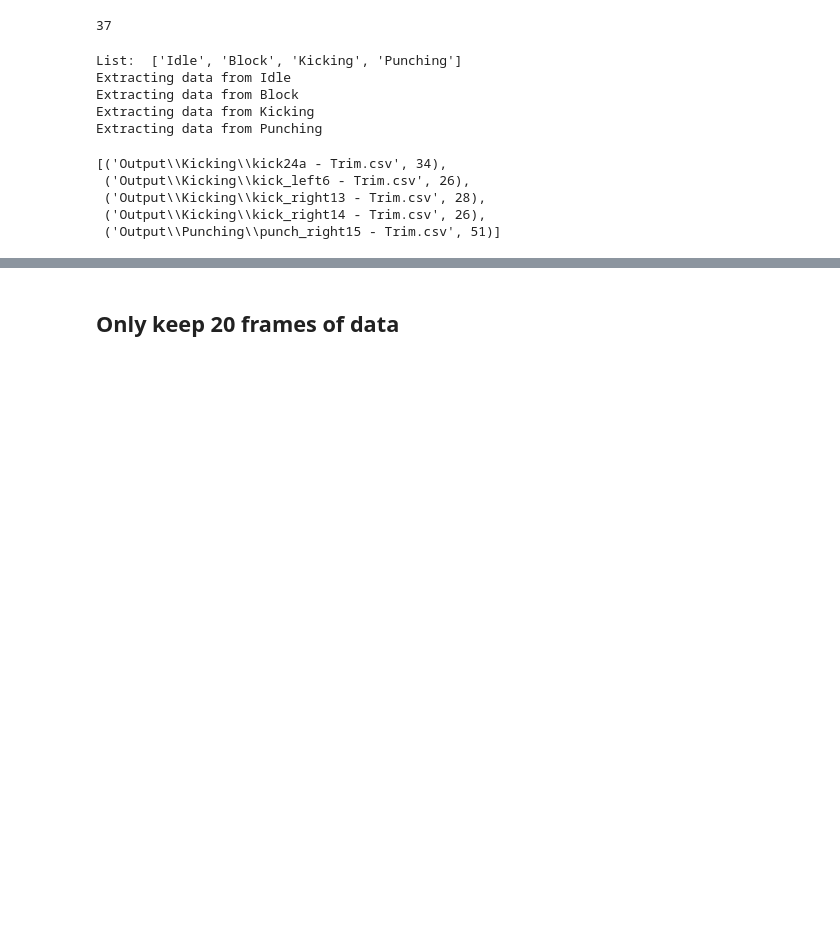
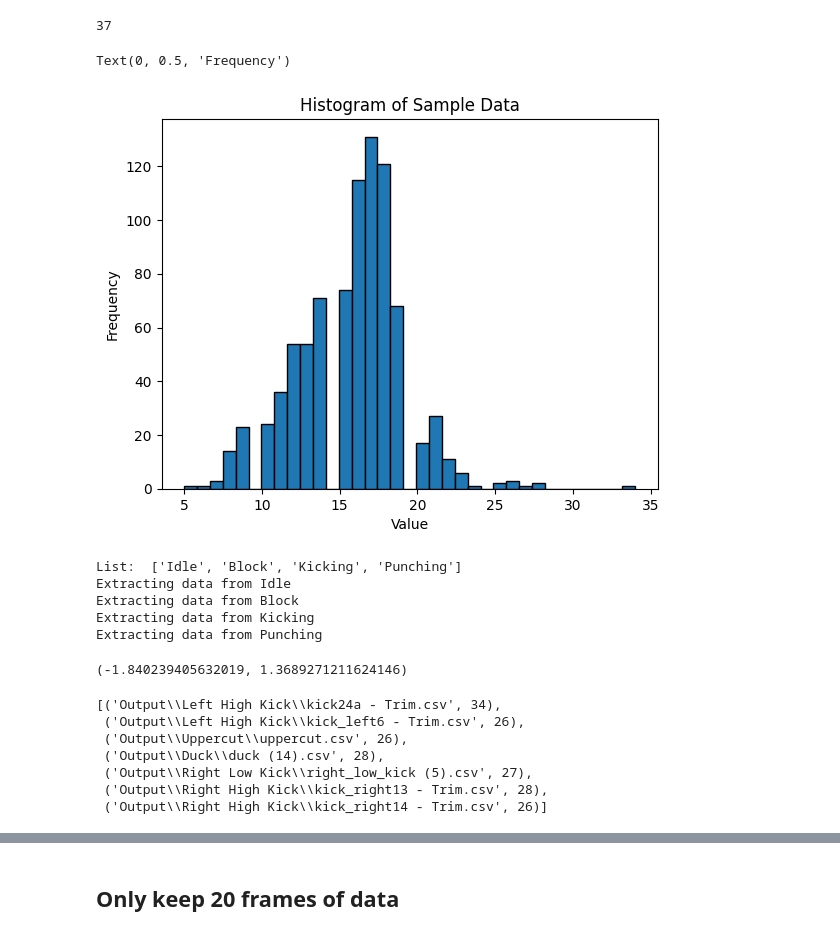
Before and after one commit to ShresthaAnkit/ActionClassification, a Jupyter notebook: pose_estimation.ipynb, the cells around one changed output, grey strips where cells are left out. Drawn from its saved outputs; the diff is of its cells as text; code cells hidden in the pictures; blank space fills up the shorter version.

```diff
--- a/pose_estimation.ipynb
+++ b/pose_estimation.ipynb
@@ -20,9 +21,20 @@ mp_drawing = mp.solutions.drawing_utils
 # %%
 #DATASET_DIR = 'Single_person_violent'
 DATASET_DIR = 'Final_Dataset_trim'
-
+ADDITIONAL_DIR = 'Additional_Dataset'
 # Action List
-CLASSES_LIST = ["Idle","Block","Kicking","Punching"]
+CLASSES_LIST = ['Jump',
+ 'Left High Kick',
+ 'Idle',
+ 'Punch Left',
+ 'Uppercut',
+ 'Block',
+ 'Duck',
+ 'Stance',
+ 'Punch Right',
+ 'Right Low Kick',
+ 'Right High Kick',
+ 'Left Low Kick']
 
 # Directory to save csv files
 OUTPUT_DIR = 'Output'
@@ -223,6 +289,16 @@ def findFramesHigherThanX(CLASSES_LIST,X):
             if  current_frame_number > X:
                 high_frame_videos.append((file,current_frame_number))
     return high_frame_videos
+# %%
+def getAllCSVFrameCount(CLASSES_LIST):
+    files = getAllCSV(CLASSES_LIST)
+    frame_count = []
+    for key in files:
+        for file in files[key]:
+            df = pd.read_csv(file,header=None,names=custom_headers)
+            current_frame_number = df['Frame Number'].tail(1).values[0]
+            frame_count.append(current_frame_number)
+    return frame_count
 # %%
 def deleteFramesHigherThanX(CLASSES_LIST,X):
     files = getAllCSV(CLASSES_LIST)
@@ -232,6 +308,19 @@ def deleteFramesHigherThanX(CLASSES_LIST,X):
             current_frame_number = df['Frame Number'].tail(1).values[0]
             if  current_frame_number > X:
                 os.remove(file)
+# %%
+frame_count = getAllCSVFrameCount(CLASSES_LIST)
+# %%
+# Create a histogram
+plt.hist(frame_count, bins=35, edgecolor='black')
+
+# Add titles and labels
+plt.title('Histogram of Sample Data')
+plt.xlabel('Value')
+plt.ylabel('Frequency')
+# %% [output]
+Text(0, 0.5, 'Frequency')
+[figure, added]
 # %%
 create_dataset(CLASSES_LIST)
 # %% [output]
@@ -240,17 +329,23 @@ Extracting data from Idle
 Extracting data from Block
 Extracting data from Kicking
 Extracting data from Punching
+# %%
+calculateZMinMaxForNormalization(CLASSES_LIST)
+# %% [output]
+(-1.840239405632019, 1.3689271211624146)
 # %%
 normalizeZValuesInCSV(CLASSES_LIST)
 # %%
 high_frame_videos = findFramesHigherThanX(CLASSES_LIST,25)
 high_frame_videos
 # %% [output]
-[('Output\\Kicking\\kick24a - Trim.csv', 34),
- ('Output\\Kicking\\kick_left6 - Trim.csv', 26),
- ('Output\\Kicking\\kick_right13 - Trim.csv', 28),
- ('Output\\Kicking\\kick_right14 - Trim.csv', 26),
- ('Output\\Punching\\punch_right15 - Trim.csv', 51)]
+[('Output\\Left High Kick\\kick24a - Trim.csv', 34),
+ ('Output\\Left High Kick\\kick_left6 - Trim.csv', 26),
+ ('Output\\Uppercut\\uppercut.csv', 26),
+ ('Output\\Duck\\duck (14).csv', 28),
+ ('Output\\Right Low Kick\\right_low_kick (5).csv', 27),
+ ('Output\\Right High Kick\\kick_right13 - Trim.csv', 28),
+ ('Output\\Right High Kick\\kick_right14 - Trim.csv', 26)]
 # %%
 deleteFramesHigherThanX(CLASSES_LIST,100)
 # %%
```
Also changed, not shown: parts of 23 cells of this notebook, 5 other files.
